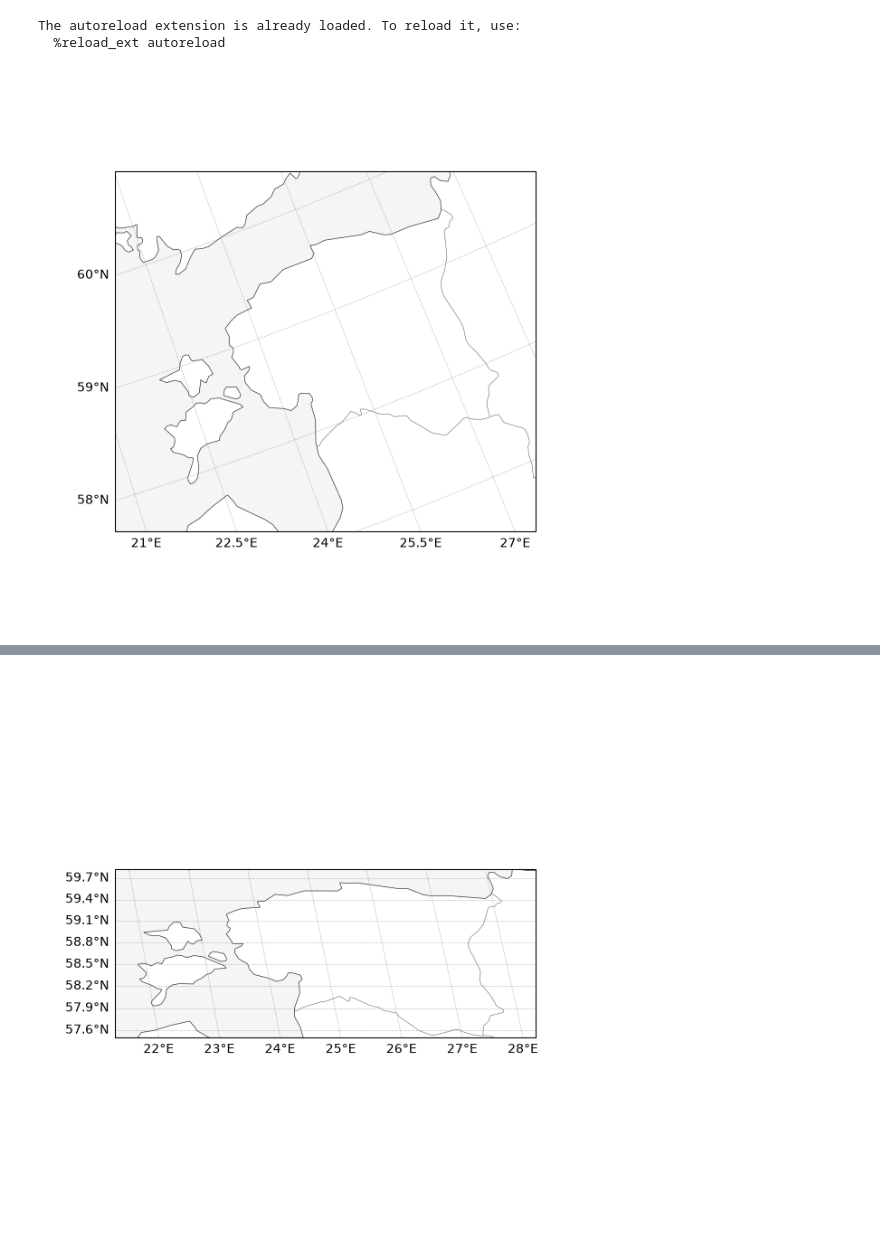
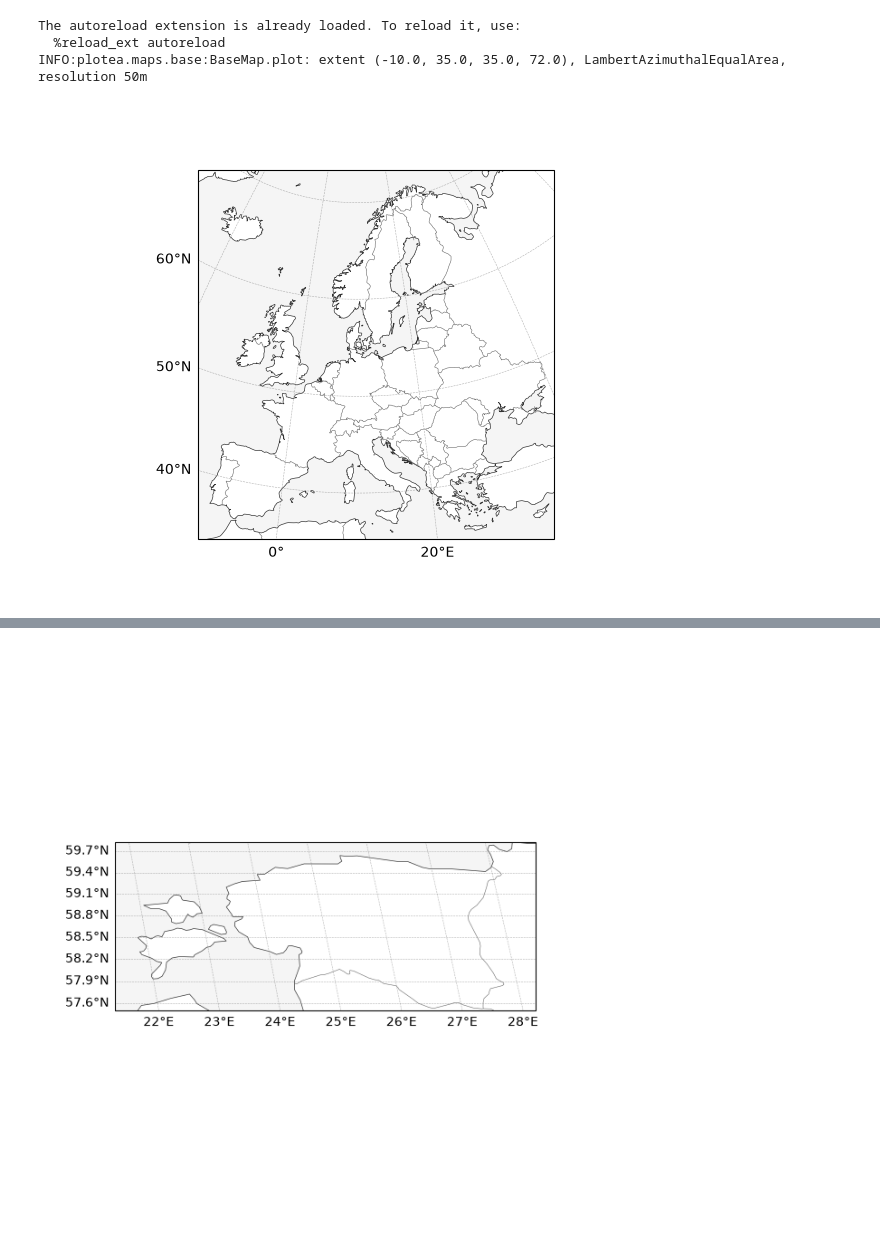
Before and after one commit to kmch/ploTea, a Jupyter notebook: notebooks/plotea.ipynb, the cells around one changed output, grey strips where cells are left out. Cells and saved outputs as stored; diff of their text form; code cells hidden in the pictures.

```diff
--- a/notebooks/plotea.ipynb
+++ b/notebooks/plotea.ipynb
@@ -1,12 +1,11 @@
 # %%
 %load_ext autoreload
 %autoreload 2
 from plotea import *
-# bm = BaseMap()
-# fig, ax = bm.plot()
-bm = BaseMap(bbox='ee', crs=laea(0.5, 58.5))
-fig, ax = bm.plot(figsize=(6, 6))
+bm = BaseMap(bbox='eu', crs='laea_eu')
+fig, ax = bm.plot()
 # %% [output]
 The autoreload extension is already loaded. To reload it, use:
   %reload_ext autoreload
+INFO:plotea.maps.base:BaseMap.plot: extent (-10.0, 35.0, 35.0, 72.0), LambertAzimuthalEqualArea, resolution 50m
-[figure, old version]
+[figure, new version]
```
Also changed, not shown: parts of 2 cells of this notebook, 1 other file.
